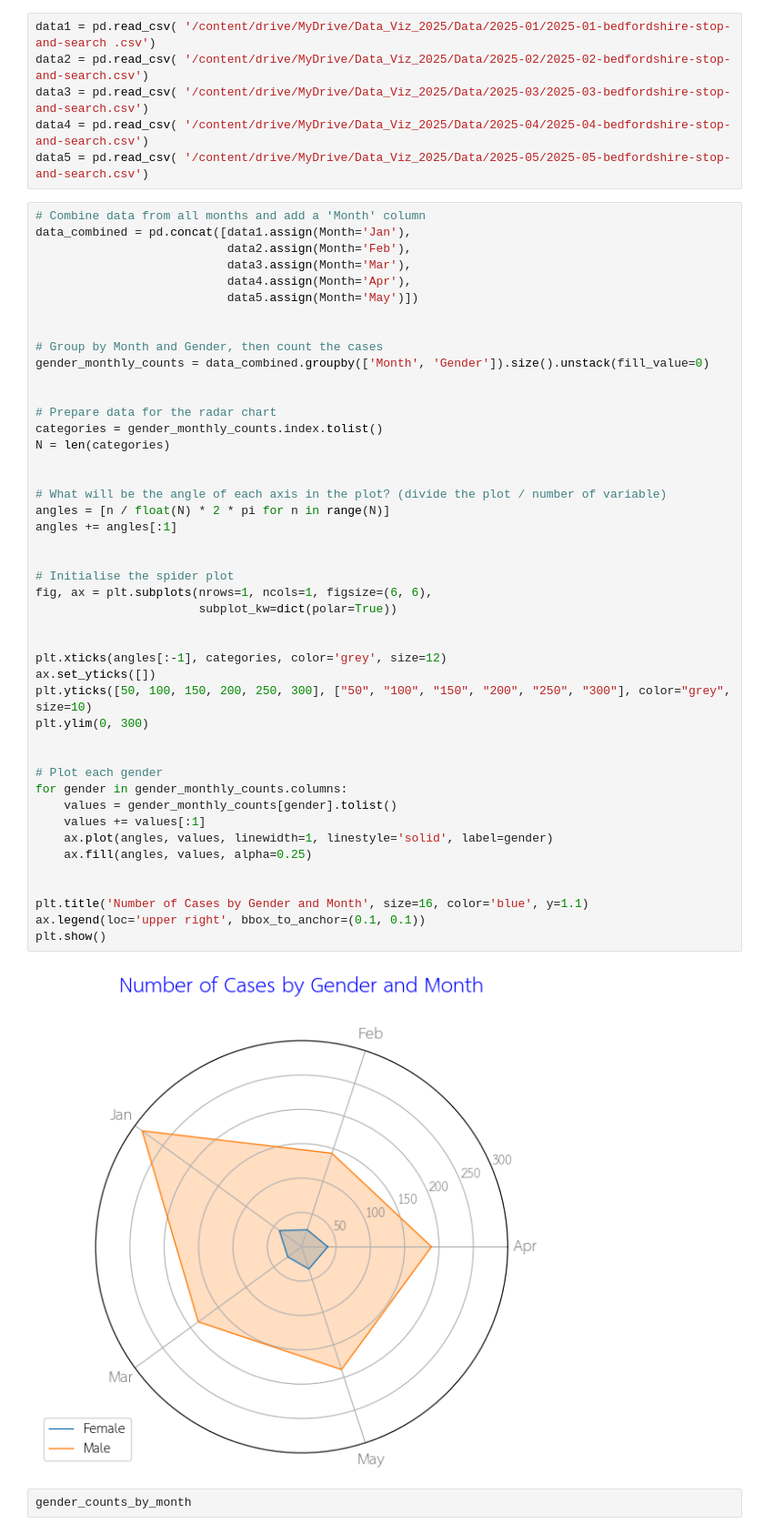
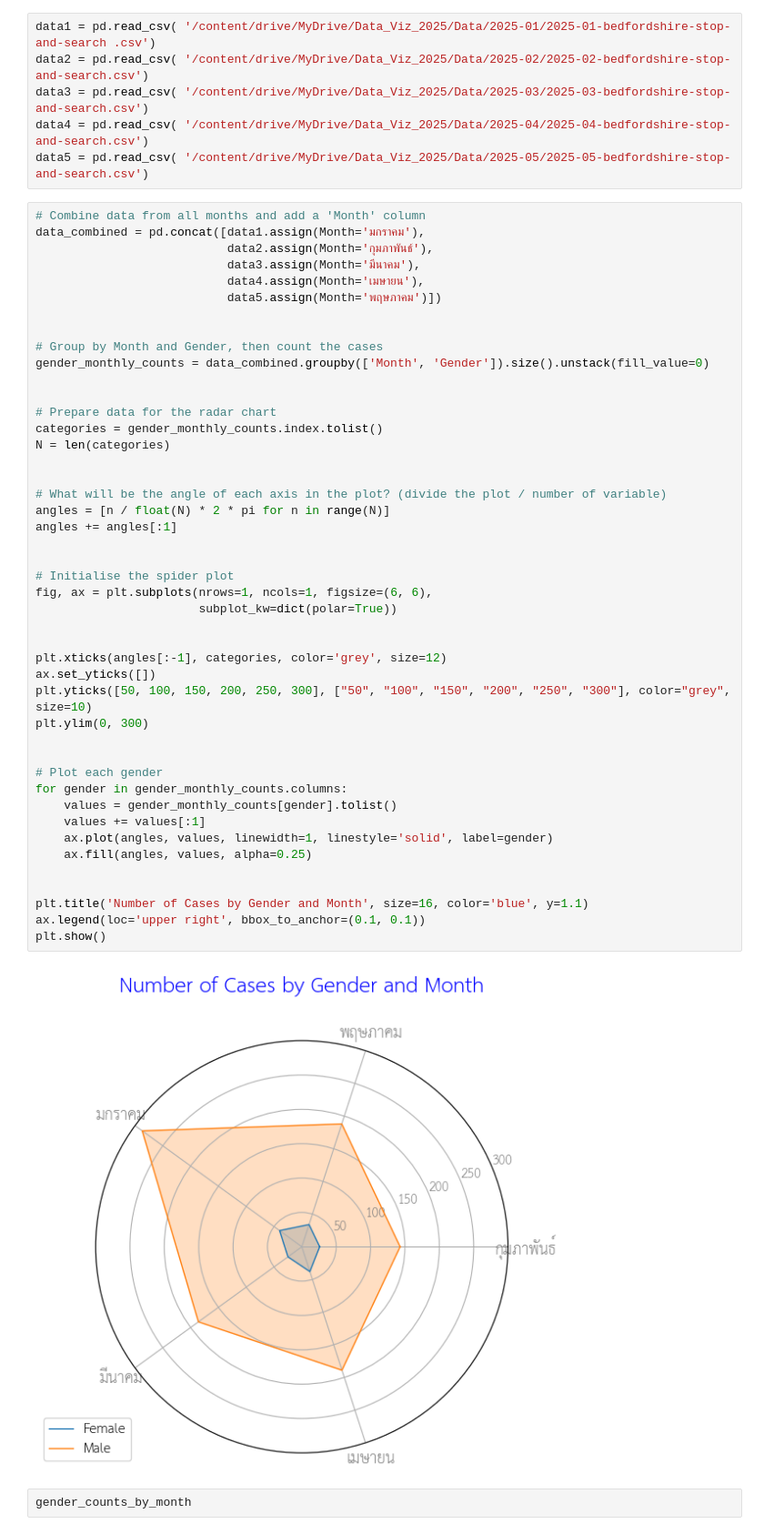
Before and after one commit to bugsotim/dataviz2025, a Jupyter notebook: สำเนาของ_Visualize_Data_Comparison_2025.ipynb, the cells around one changed output. Shown at 91% size. Cells and saved outputs as stored; diff of their text form.

```diff
--- a/สำเนาของ_Visualize_Data_Comparison_2025.ipynb
+++ b/สำเนาของ_Visualize_Data_Comparison_2025.ipynb
@@ -791,11 +791,11 @@ data4 = pd.read_csv( '/content/drive/MyDrive/Data_Viz_2025/Data/2025-04/2025-04-
 data5 = pd.read_csv( '/content/drive/MyDrive/Data_Viz_2025/Data/2025-05/2025-05-bedfordshire-stop-and-search.csv')
 # %%
 # Combine data from all months and add a 'Month' column
-data_combined = pd.concat([data1.assign(Month='Jan'),
-                           data2.assign(Month='Feb'),
-                           data3.assign(Month='Mar'),
-                           data4.assign(Month='Apr'),
-                           data5.assign(Month='May')])
+data_combined = pd.concat([data1.assign(Month='มกราคม'),
+                           data2.assign(Month='กุมภาพันธ์'),
+                           data3.assign(Month='มีนาคม'),
+                           data4.assign(Month='เมษายน'),
+                           data5.assign(Month='พฤษภาคม')])
 
 
 # Group by Month and Gender, then count the cases
@@ -808,34 +808,34 @@ N = len(categories)
 
 
 # What will be the angle of each axis in the plot? (divide the plot / number of variable)
 angles = [n / float(N) * 2 * pi for n in range(N)]
 angles += angles[:1]
 
 
 # Initialise the spider plot
 fig, ax = plt.subplots(nrows=1, ncols=1, figsize=(6, 6),
                        subplot_kw=dict(polar=True))
 
 
 plt.xticks(angles[:-1], categories, color='grey', size=12)
 ax.set_yticks([])
 plt.yticks([50, 100, 150, 200, 250, 300], ["50", "100", "150", "200", "250", "300"], color="grey", size=10)
 plt.ylim(0, 300)
 
 
 # Plot each gender
 for gender in gender_monthly_counts.columns:
     values = gender_monthly_counts[gender].tolist()
     values += values[:1]
     ax.plot(angles, values, linewidth=1, linestyle='solid', label=gender)
     ax.fill(angles, values, alpha=0.25)
 
 
 plt.title('Number of Cases by Gender and Month', size=16, color='blue', y=1.1)
 ax.legend(loc='upper right', bbox_to_anchor=(0.1, 0.1))
 plt.show()
 # %% [output]
-[figure, old version]
+[figure, new version]
 # %%
 gender_counts_by_month
 # %% [output]
```
